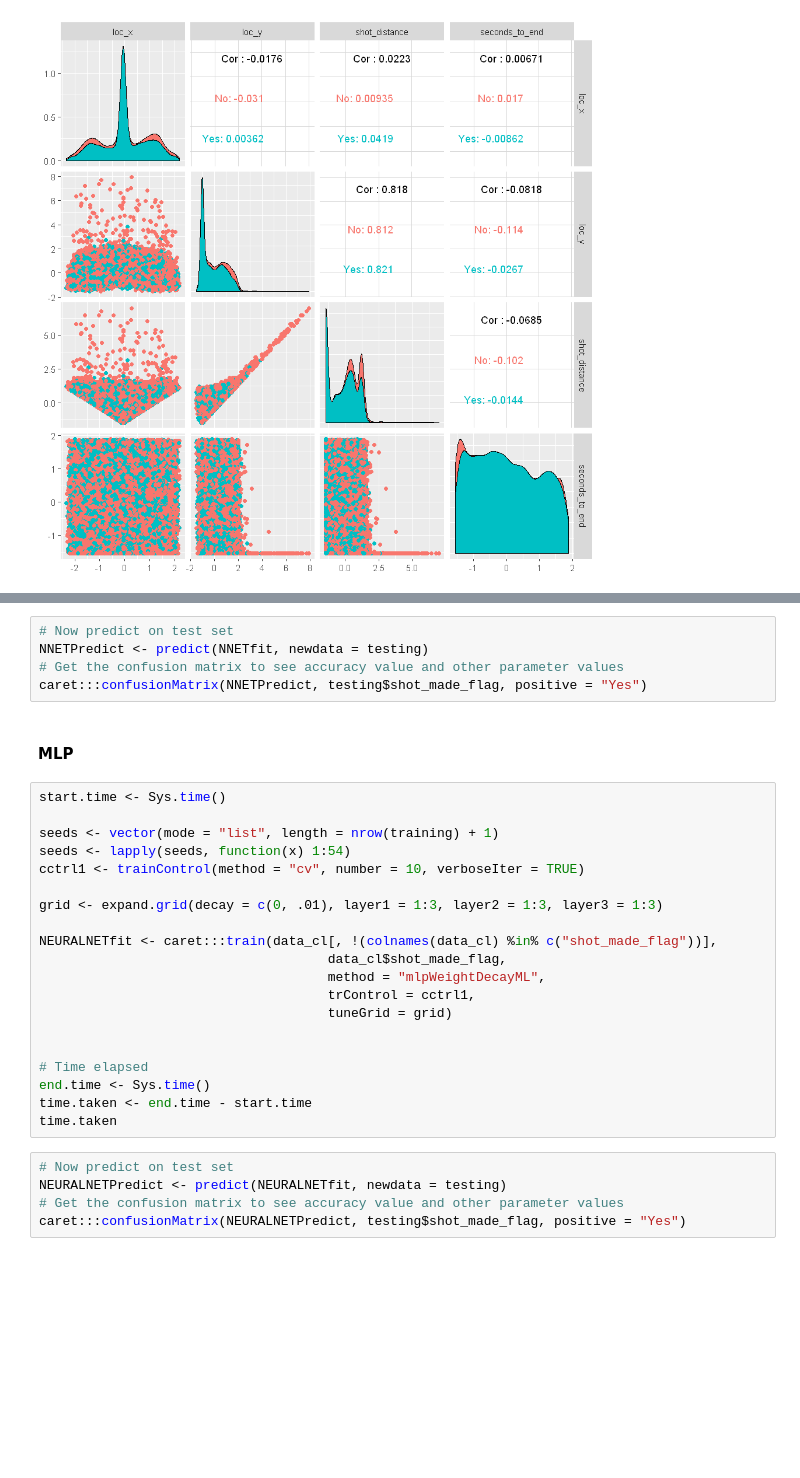
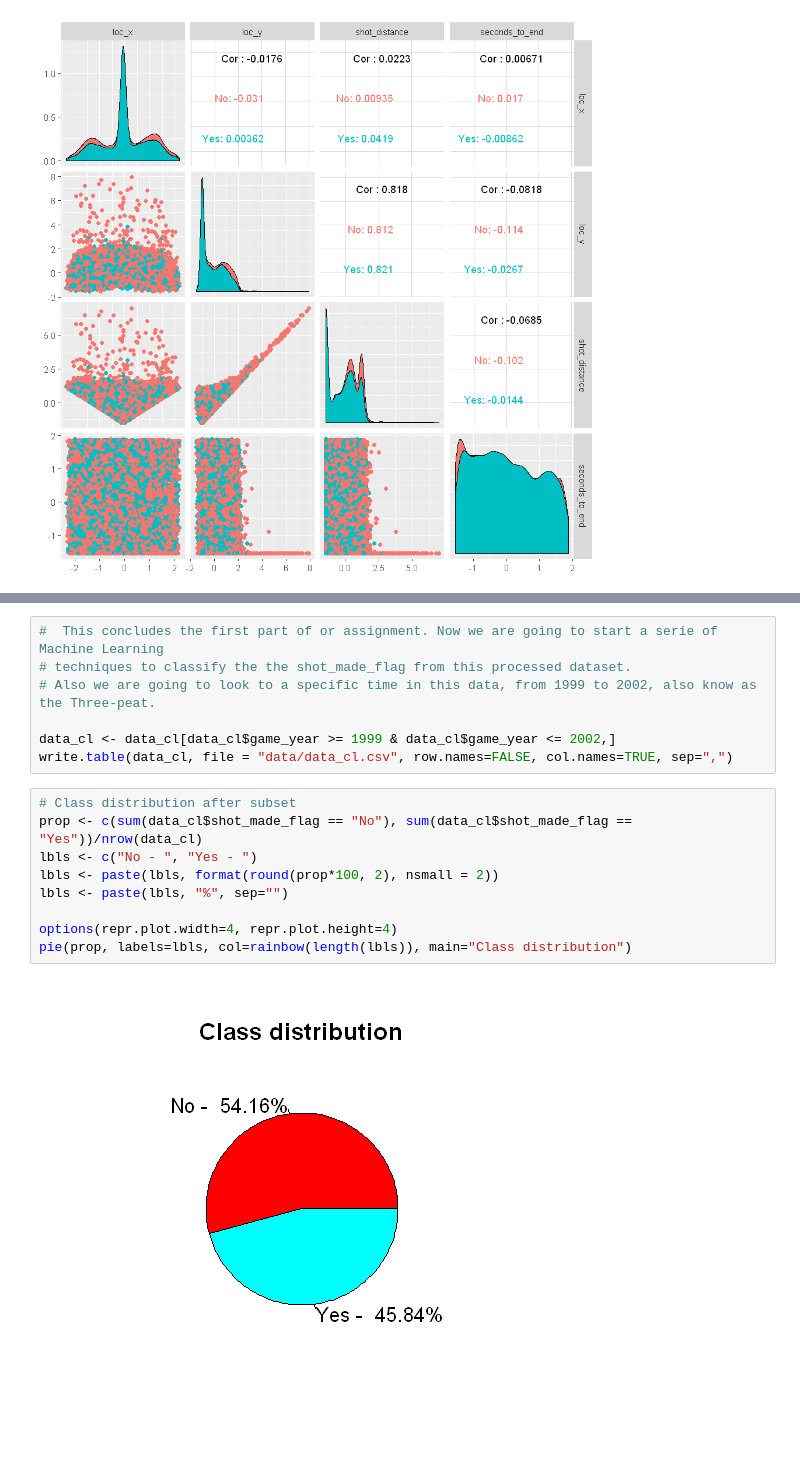
Before and after one commit to brunocalou/Kobe-Bryant-Shot-Selection, a Jupyter notebook: 1-data_processing.ipynb, the cells around one changed output, grey strips where cells are left out. Saved outputs shown, nothing was run; the diff lists cells and outputs as text; blank space fills up the shorter version.

Commit message:
Separing first part of the assignment. Data processing and spliting the dataset to apply classification

```diff
--- a/app.ipynb
+++ b/1-data_processing.ipynb
@@ -767,32 +363,18 @@ plot(NNETfit)
-# %%
-# Now predict on test set
-NNETPredict <- predict(NNETfit, newdata = testing)
-# Get the confusion matrix to see accuracy value and other parameter values
-caret:::confusionMatrix(NNETPredict, testing$shot_made_flag, positive = "Yes")
-# %% [markdown]
-#### MLP
-# %%
-start.time <- Sys.time()
-
-seeds <- vector(mode = "list", length = nrow(training) + 1)
-seeds <- lapply(seeds, function(x) 1:54)
-cctrl1 <- trainControl(method = "cv", number = 10, verboseIter = TRUE)
-
-grid <- expand.grid(decay = c(0, .01), layer1 = 1:3, layer2 = 1:3, layer3 = 1:3)
-
-NEURALNETfit <- caret:::train(data_cl[, !(colnames(data_cl) %in% c("shot_made_flag"))],
-                                     data_cl$shot_made_flag,
-                                     method = "mlpWeightDecayML",
-                                     trControl = cctrl1,
-                                     tuneGrid = grid)
-
-
-# Time elapsed
-end.time <- Sys.time()
-time.taken <- end.time - start.time
-time.taken
-# %%
-# Now predict on test set
-NEURALNETPredict <- predict(NEURALNETfit, newdata = testing)
-# Get the confusion matrix to see accuracy value and other parameter values
-caret:::confusionMatrix(NEURALNETPredict, testing$shot_made_flag, positive = "Yes")
+# %%
+#  This concludes the first part of or assignment. Now we are going to start a serie of Machine Learning
+# techniques to classify the the shot_made_flag from this processed dataset.
+# Also we are going to look to a specific time in this data, from 1999 to 2002, also know as the Three-peat.
+
+data_cl <- data_cl[data_cl$game_year >= 1999 & data_cl$game_year <= 2002,]
+write.table(data_cl, file = "data/data_cl.csv", row.names=FALSE, col.names=TRUE, sep=",")
+# %%
+# Class distribution after subset
+prop <- c(sum(data_cl$shot_made_flag == "No"), sum(data_cl$shot_made_flag == "Yes"))/nrow(data_cl)
+lbls <- c("No - ", "Yes - ")
+lbls <- paste(lbls, format(round(prop*100, 2), nsmall = 2))
+lbls <- paste(lbls, "%", sep="")
+
+options(repr.plot.width=4, repr.plot.height=4)
+pie(prop, labels=lbls, col=rainbow(length(lbls)), main="Class distribution")
+# %% [output]
+[figure, added]
```
Also changed, not shown: parts of 31 cells of this notebook, 2 other files.
